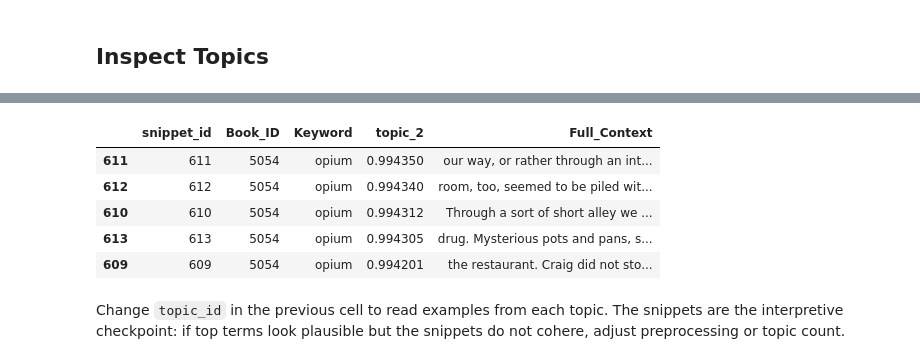
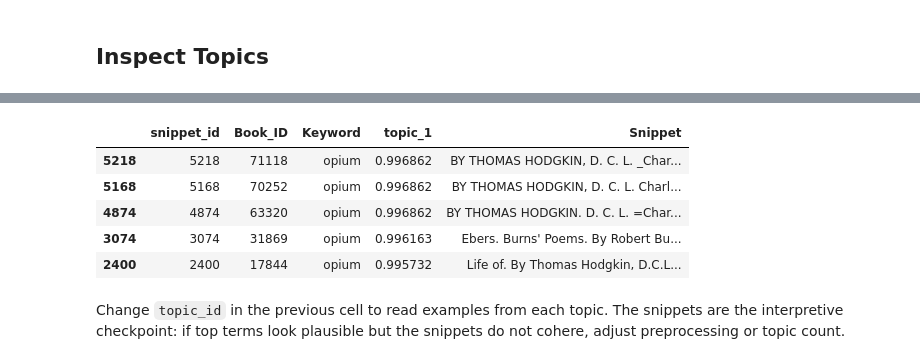
Before and after one commit to eglantine-vialaneix/opium-gutenberg, a Jupyter notebook: code/3_analysis/topic_modelling.ipynb, the cells around one changed output, grey strips where cells are left out. Saved outputs shown, nothing was run; the diff lists cells and outputs as text; code cells hidden in the pictures.

```diff
--- a/code/3_analysis/topic_modelling.ipynb
+++ b/code/3_analysis/topic_modelling.ipynb
@@ -135,23 +262,20 @@ TARGET_TERMS = {
                 for token in re.findall(r"\b[a-z][a-z-]{2,}\b", word.lower())
 }
 
-PROJECT_STOP_WORDS = {"said", "say"}
-#     "gutenberg", "project", "ebook", "chapter", "said", "mr", "mrs", "miss",
-#     "thou", "thy", "thee", "shall", "would", "could", "may", "like"
-# }
+PROJECT_STOP_WORDS = {"said", "say", "thou", "thy", "thee",
+                      "shall", "would", "could", "may", "like",
+                      "did", "little", "mr", "mrs", "miss", "man",
+                      "men", "came", "come", "way", "went", "just",
+                      "make", "took", "don", "yes", "tell", "thing",
+                      "things", "know", "kenw", "thought", "think",
+
+                      } | set(word_counts.index[:N])
+
 
 STOP_WORDS = sorted(ENGLISH_STOP_WORDS | PROJECT_STOP_WORDS | TARGET_TERMS)
 
 
-def clean_text(text):
-    text = str(text).lower()
-    text = re.sub(r"[_\u2018\u2019\u201c\u201d]", " ", text)
-    text = re.sub(r"[^a-z\s-]", " ", text)
-    text = re.sub(r"\s+", " ", text).strip()
-    return text
-
-
-df_docs["document"] = df_docs["Full_Context"].map(clean_text)
+df_docs["document"] = df_docs["Snippet"].map(clean_text)
 df_docs = df_docs.loc[df_docs["document"].str.len() > 0].reset_index(drop=True)
 documents = df_docs["document"].tolist()
 
@@ -206,13 +396,13 @@ def fit_lda_model(n_topics, matrix=doc_term_matrix):
         max_iter=25,
         random_state=RANDOM_STATE,
         evaluate_every=-1,
-        n_jobs=-1,
+        n_jobs=6,
     )
     doc_topic = model.fit_transform(matrix)
     return model, doc_topic
 
 
-candidate_topic_counts = range(50, 100)
+candidate_topic_counts = range(2, 20) # We tune this, first by looking at perplexity and log likelihood
 model_scores = []
 candidate_models = {}
 
@@ -300,7 +475,7 @@ Selected topic count: 4
 # %% [markdown]
 ## Inspect Topics
 # %%
-def top_terms_by_topic(model, feature_names, n_terms=15):
+def top_terms_by_topic(model, feature_names=feature_names, n_terms=15):
     rows = []
     for topic_idx, weights in enumerate(model.components_):
         top_indices = weights.argsort()[::-1][:n_terms]
@@ -311,7 +486,7 @@ def top_terms_by_topic(model, feature_names, n_terms=15):
     return pd.DataFrame(rows)
 
 
-topics_df = top_terms_by_topic(lda_model, feature_names, n_terms=18)
+topics_df = top_terms_by_topic(lda_model, n_terms=10)
 topics_df
 # %% [output]
 |  | topic | top_terms |
@@ -321,0 +497,7 @@ topics_df
+# %%
+for n in candidate_topic_counts:
+    print('#'*20)
+    print(f"USING {n} TOPICS:")
+    df = top_terms_by_topic(candidate_models[n][0], n_terms=10)
+    for _, (topic_n, top_terms) in df.iterrows():
+        print(f"Topic n°{topic_n}: {top_terms}")
@@ -351,23 +551,23 @@ topic_summary
 # %%
 def representative_snippets(topic_id, n=5):
     topic_col = f"topic_{topic_id}"
-    cols = ["snippet_id", "Book_ID", "Keyword", topic_col, "Full_Context"]
+    cols = ["snippet_id", "Book_ID", "Keyword", topic_col, "Snippet"]
     return (
         df_modelled
         .sort_values(topic_col, ascending=False)
         [cols]
         .head(n)
     )
 
 
-representative_snippets(topic_id=2, n=5)
+representative_snippets(topic_id=1, n=5)
 # %% [output]
-|  | snippet_id | Book_ID | Keyword | topic_2 | Full_Context |
-| 611 | 611 | 5054 | opium | 0.994350 | our way, or rather through an int... |
-| 612 | 612 | 5054 | opium | 0.994340 | room, too, seemed to be piled wit... |
-| 610 | 610 | 5054 | opium | 0.994312 | Through a sort of short alley we ... |
-| 613 | 613 | 5054 | opium | 0.994305 | drug. Mysterious pots and pans, s... |
-| 609 | 609 | 5054 | opium | 0.994201 | the restaurant. Craig did not sto... |
+|  | snippet_id | Book_ID | Keyword | topic_1 | Snippet |
+| 5218 | 5218 | 71118 | opium | 0.996862 | BY THOMAS HODGKIN, D. C. L. _Char... |
+| 5168 | 5168 | 70252 | opium | 0.996862 | BY THOMAS HODGKIN, D. C. L. Charl... |
+| 4874 | 4874 | 63320 | opium | 0.996862 | BY THOMAS HODGKIN. D. C. L. =Char... |
+| 3074 | 3074 | 31869 | opium | 0.996163 | Ebers. Burns' Poems. By Robert Bu... |
+| 2400 | 2400 | 17844 | opium | 0.995732 | Life of. By Thomas Hodgkin, D.C.L... |
 # %% [markdown]
 Change `topic_id` in the previous cell to read examples from each topic. The snippets are the interpretive checkpoint: if top terms look plausible but the snippets do not cohere, adjust preprocessing or topic count.
 # %% [markdown]
```
Also changed, not shown: parts of 48 cells of this notebook, 11 other files.
